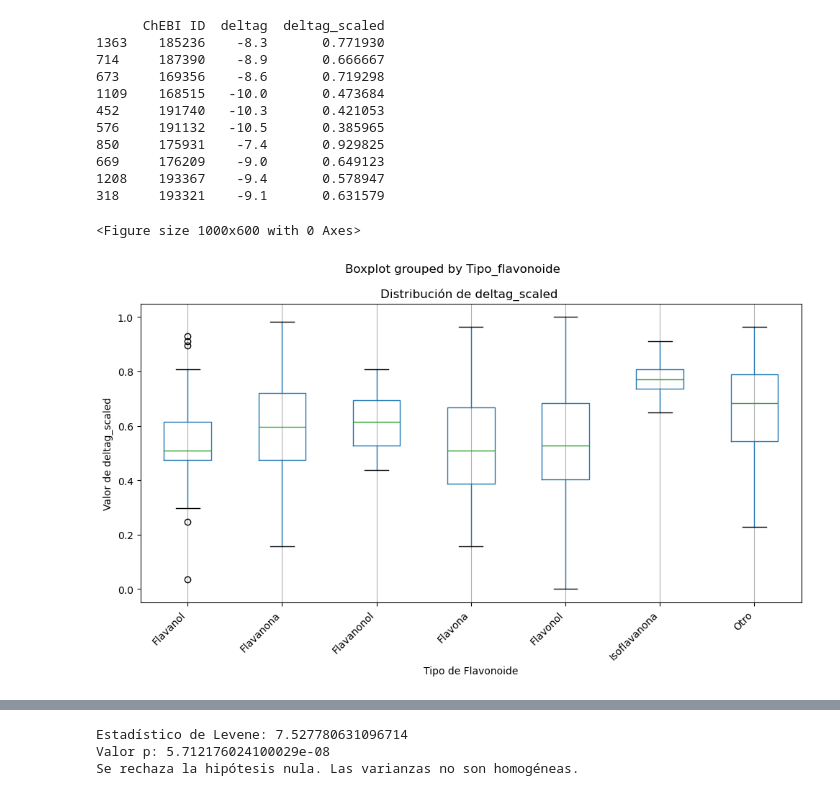
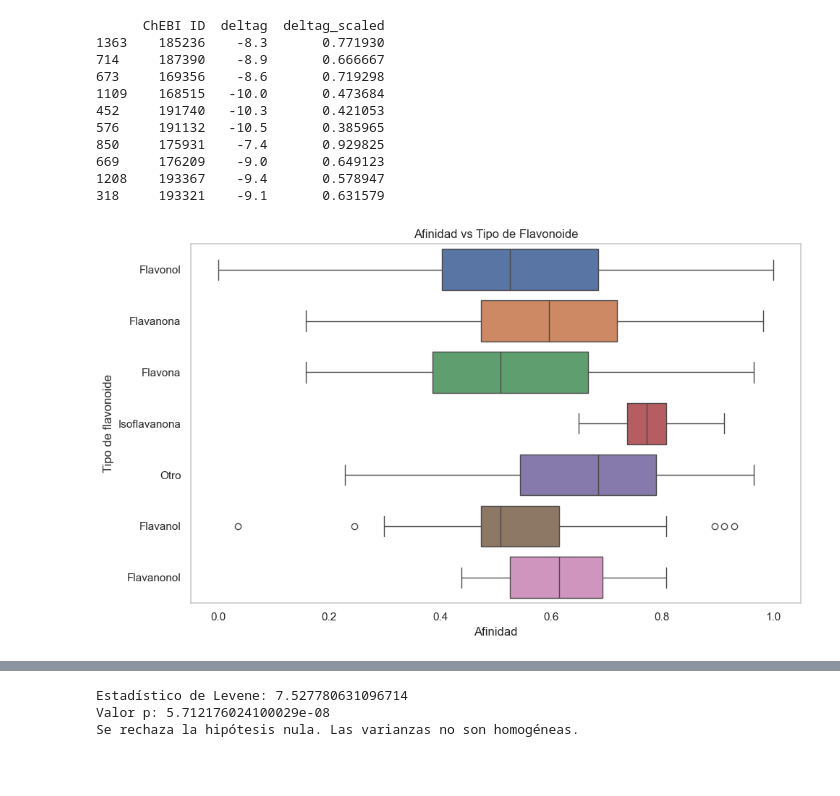
Before and after one commit to mauriciocruzriveros/BasededatosFlavonoides, a Jupyter notebook: flavonoids_collab.ipynb, the cells around one changed output, grey strips where cells are left out. Drawn from its saved outputs; the diff is of its cells as text; code cells hidden in the pictures; blank space fills up the shorter version.

```diff
--- a/flavonoids_collab.ipynb
+++ b/flavonoids_collab.ipynb
@@ -1495,16 +1496,17 @@ print(df[['ChEBI ID', 'deltag', 'deltag_scaled']].sample(n=10))
 1208    193367    -9.4       0.578947
 318     193321    -9.1       0.631579
 # %%
+# Definir la lista de colores personalizada
+custom_palette = sns.color_palette("Set2", n_colors=7)  # Establecer n_colors al número correcto de categorías
+# Crear el boxplot usando Seaborn con la paleta de colores personalizada
 plt.figure(figsize=(10, 6))
-df.boxplot(column='deltag_scaled', by='Tipo_flavonoide', figsize=(10, 6))
-plt.xlabel('Tipo de Flavonoide')
-plt.ylabel('Valor de deltag_scaled')
-plt.title('Distribución de deltag_scaled ')
-plt.xticks(rotation=45, ha='right')
-plt.grid(axis='y')
+sns.boxplot(x='deltag_scaled', y='Tipo_flavonoide', data=df, hue='Tipo_flavonoide', orient='h', dodge=False)
+# Personalizar la gráfica
+plt.xlabel('Afinidad')
+plt.ylabel('Tipo de flavonoide')
+plt.title('Afinidad vs Tipo de Flavonoide')
+plt.grid(axis='x')  # Cambiar a grid en eje x
 plt.tight_layout()
-plt.show()
 # %% [output]
-<Figure size 1000x600 with 0 Axes>
-[figure, old version]
+[figure, new version]
 # %%
```
Also changed, not shown: parts of 14 cells of this notebook.
